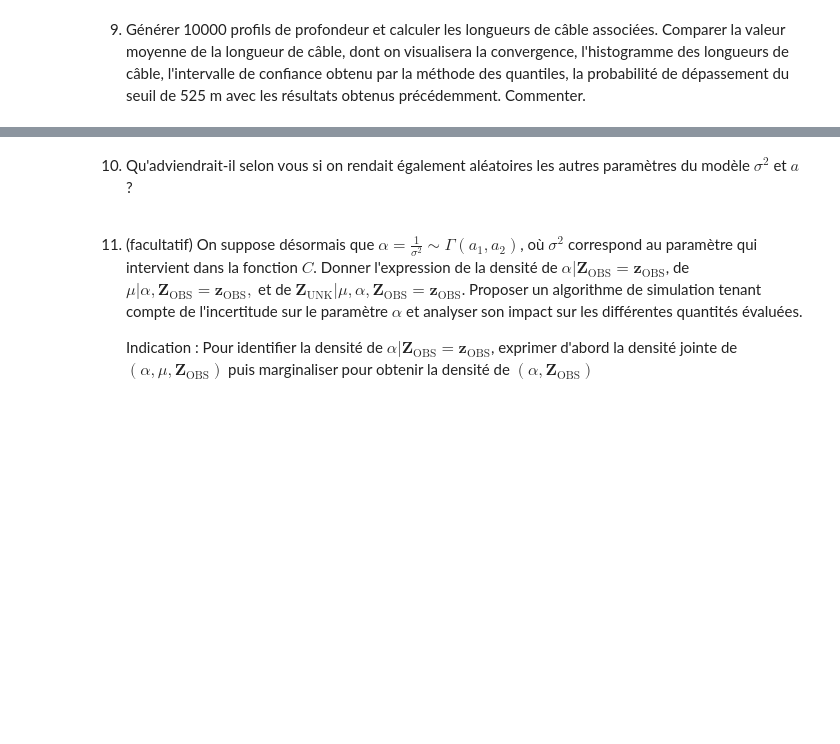
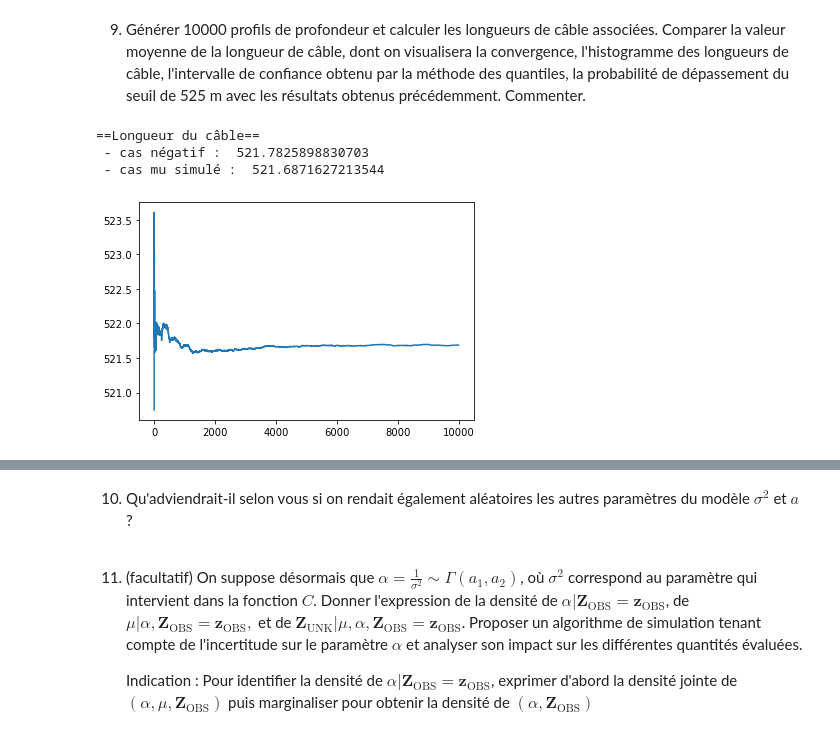
Before and after one commit to cesar-alm/projet-probas, a Jupyter notebook: Projet numérique de Probabilités 2021.ipynb, the cells around one changed output, grey strips where cells are left out. Drawn from its saved outputs; the diff is of its cells as text; code cells hidden in the pictures; blank space fills up the shorter version.

```diff
--- a/Projet numérique de Probabilités 2021.ipynb
+++ b/Projet numérique de Probabilités 2021.ipynb
@@ -570,2 +679,36 @@ On va plutôt procéder par simulations en cascade, c'est-à-dire que pour chaqu
 # %% [markdown]
 9. Générer 10000 profils de profondeur et calculer les longueurs de câble associées. Comparer la valeur moyenne de la longueur de câble, dont on visualisera la convergence, l'histogramme des longueurs de câble, l'intervalle de confiance obtenu par la méthode des quantiles, la probabilité de dépassement du seuil de 525 m avec les résultats obtenus précédemment. Commenter.
+# %%
+#Initialisation
+K=10000
+simu_neg = np.zeros(N)
+simu_mu_simu = np.zeros(N)
+simu_neg[observation_indexes] = depth
+simu_mu_simu[observation_indexes] = depth
+
+
+longueur_neg = np.zeros(K)
+longueur_mu_simu = np.zeros(K)
+
+
+
+for i in range(K):
+    simu_neg[unknown_indexes], rejets0 = genererNegatives()
+    simu_mu_simu[unknown_indexes] = genererNegatives_simu_mu()
+
+    # Longueur du câble
+    longueur_neg[i]=length(simu_neg,Delta)
+    longueur_mu_simu[i]=length(simu_mu_simu,Delta)
+# %%
+print("==Longueur du câble==")
+print(" - cas négatif : ", np.sum(longueur_neg)/K)
+print(" - cas mu simulé : ", np.sum(longueur_mu_simu)/K)
+
+indice_simu = 1+np.arange(K)
+plt.plot(indice_simu,np.cumsum(longueur_mu_simu)/indice_simu)
+plt.show()
+# %% [output]
+==Longueur du câble==
+ - cas négatif :  521.7825898830703
+ - cas mu simulé :  521.6871627213544
+[figure, added]
```
Also changed, not shown: parts of 24 cells of this notebook.
